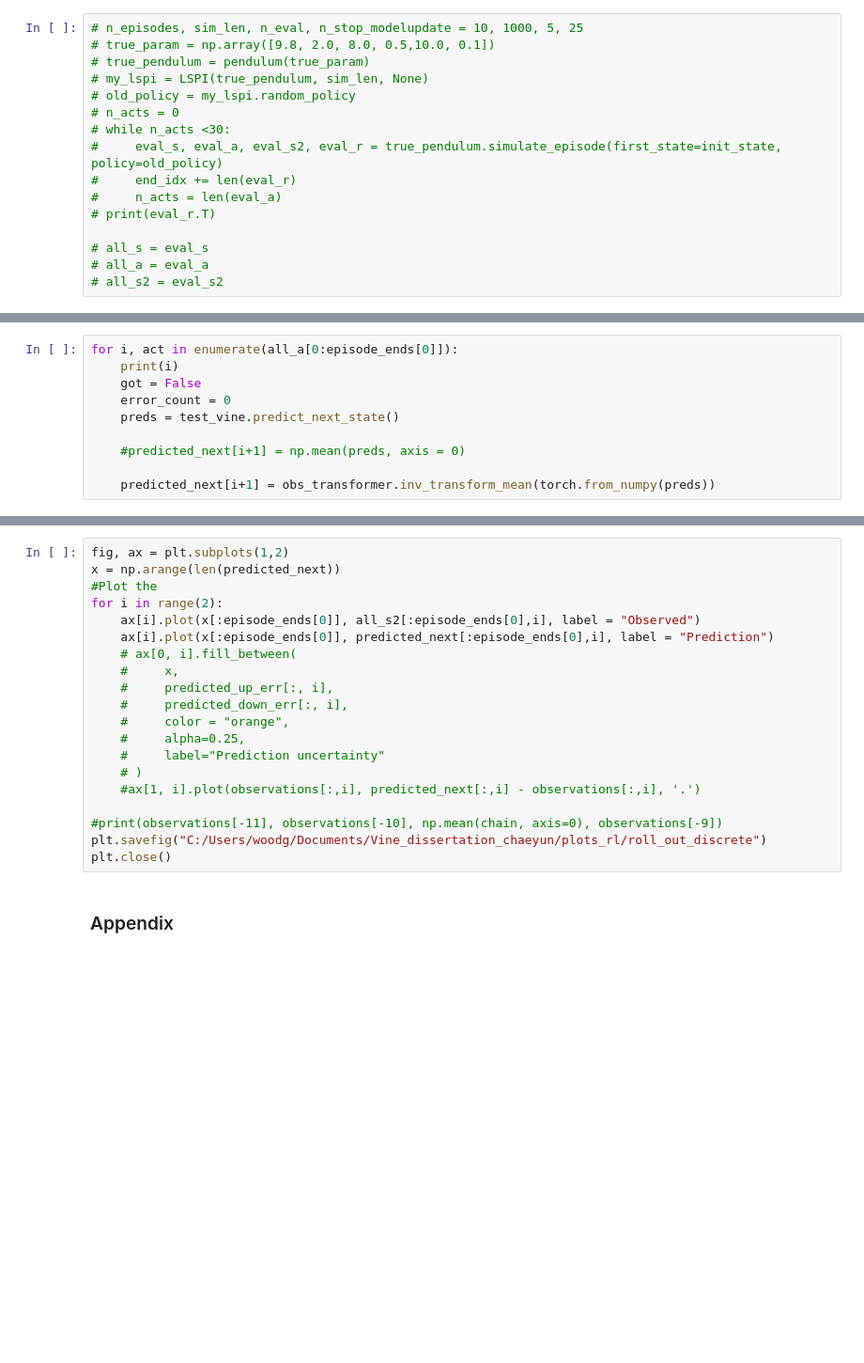
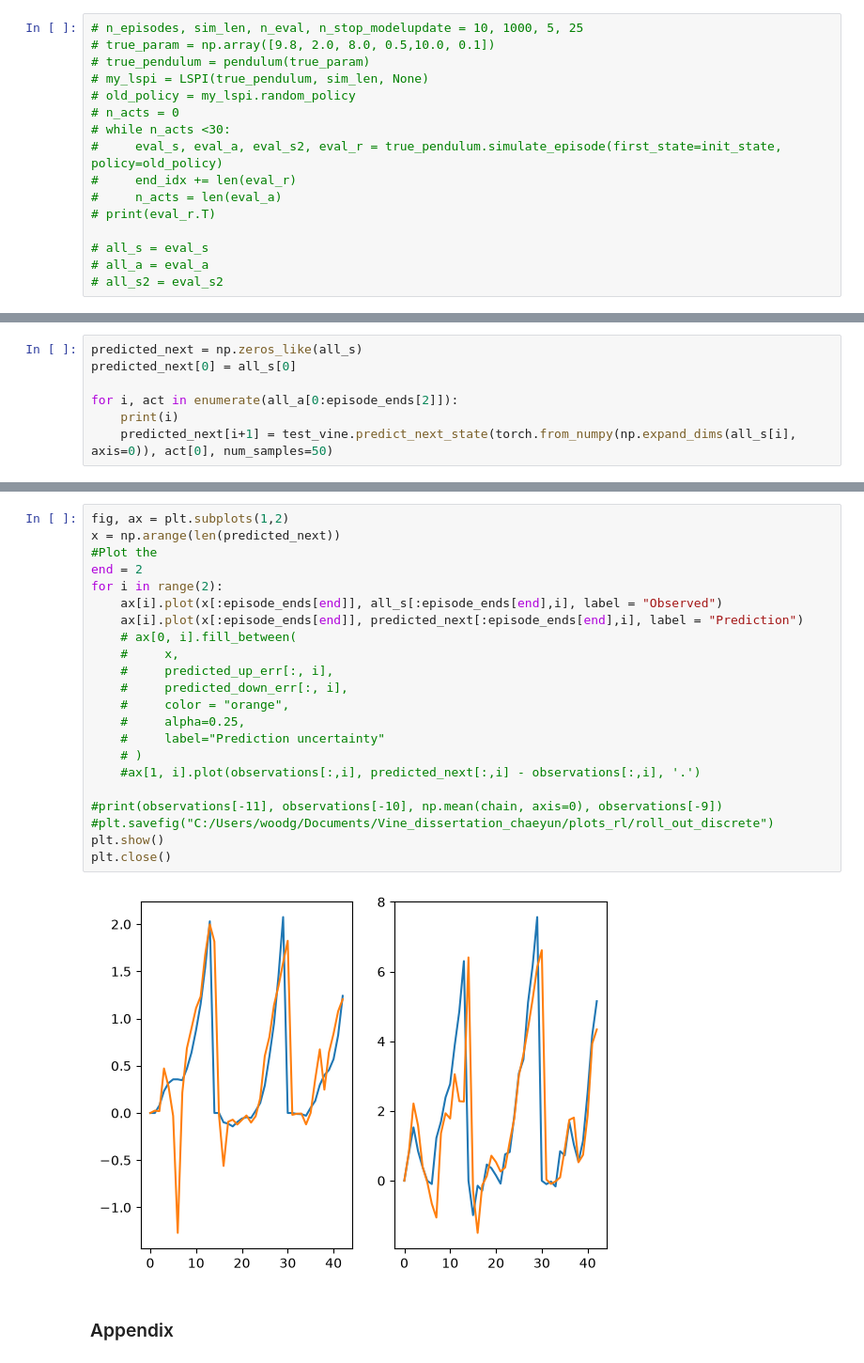
Before and after one commit to chaeyunkimm/dissertation, a Jupyter notebook: rl_pendulum_discrete_test.ipynb, the cells around one changed output, grey strips where cells are left out. Shown at 94% size. Drawn from its saved outputs; the diff is of its cells as text; blank space fills up the shorter version.

```diff
--- a/rl_pendulum_discrete_test.ipynb
+++ b/rl_pendulum_discrete_test.ipynb
@@ -181,10 +205,7 @@ plt.plot(states)
 # %%
-for i, act in enumerate(all_a[0:episode_ends[0]]):
+predicted_next = np.zeros_like(all_s)
+predicted_next[0] = all_s[0]
+
+for i, act in enumerate(all_a[0:episode_ends[2]]):
     print(i)
-    got = False
-    error_count = 0
-    preds = test_vine.predict_next_state()
-
-    #predicted_next[i+1] = np.mean(preds, axis = 0)
-
-    predicted_next[i+1] = obs_transformer.inv_transform_mean(torch.from_numpy(preds))
+    predicted_next[i+1] = test_vine.predict_next_state(torch.from_numpy(np.expand_dims(all_s[i], axis=0)), act[0], num_samples=50)
@@ -191,23 +230,27 @@ for i, act in enumerate(all_a[0:episode_ends[0]]):
 # %%
 fig, ax = plt.subplots(1,2)
 x = np.arange(len(predicted_next))
 #Plot the
+end = 2
 for i in range(2):
-    ax[i].plot(x[:episode_ends[0]], all_s2[:episode_ends[0],i], label = "Observed")
-    ax[i].plot(x[:episode_ends[0]], predicted_next[:episode_ends[0],i], label = "Prediction")
+    ax[i].plot(x[:episode_ends[end]], all_s[:episode_ends[end],i], label = "Observed")
+    ax[i].plot(x[:episode_ends[end]], predicted_next[:episode_ends[end],i], label = "Prediction")
     # ax[0, i].fill_between(
     #     x,
     #     predicted_up_err[:, i],
     #     predicted_down_err[:, i],
     #     color = "orange",
     #     alpha=0.25,
     #     label="Prediction uncertainty"
     # )
     #ax[1, i].plot(observations[:,i], predicted_next[:,i] - observations[:,i], '.')
 
 #print(observations[-11], observations[-10], np.mean(chain, axis=0), observations[-9])
-plt.savefig("C:/Users/woodg/Documents/Vine_dissertation_chaeyun/plots_rl/roll_out_discrete")
+#plt.savefig("C:/Users/woodg/Documents/Vine_dissertation_chaeyun/plots_rl/roll_out_discrete")
+plt.show()
 plt.close()
+# %% [output]
+[figure, added]
 # %% [markdown]
 ### Appendix
 # %%
```
Also changed, not shown: parts of 9 cells of this notebook, 14 other files.
